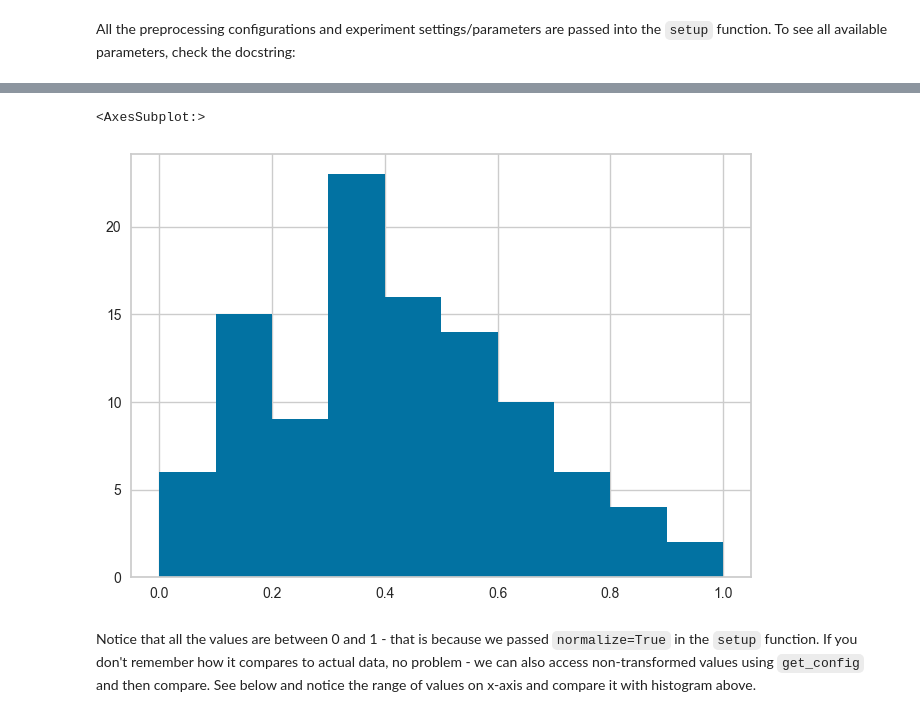
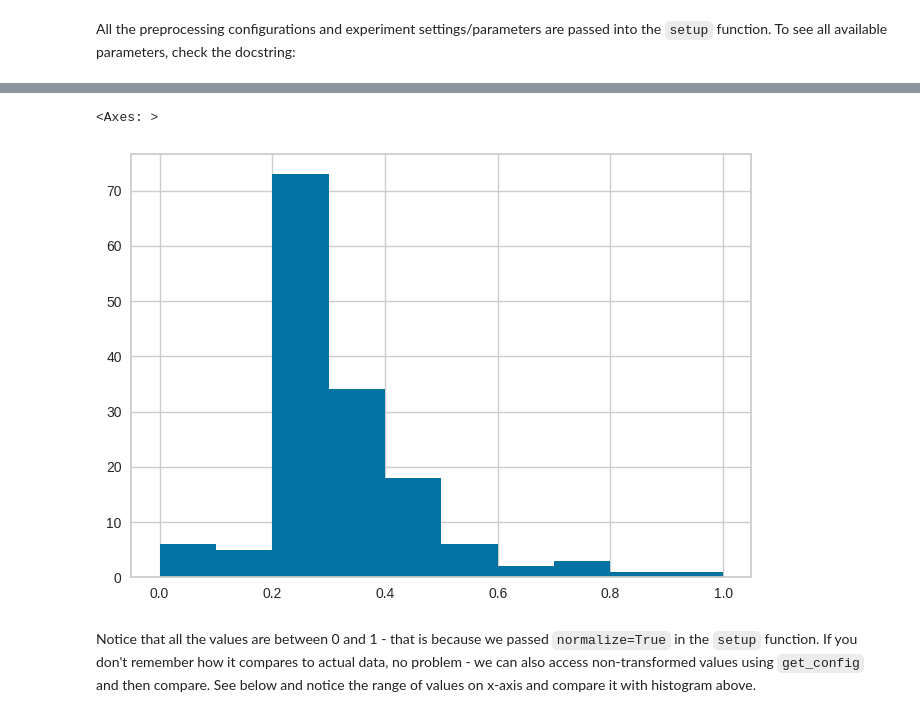
Before and after one commit to ashivashankars/CMPE255_Assignments, a Jupyter notebook: tutorials/Tutorial - Multiclass Classification.ipynb, the cells around one changed output, grey strips where cells are left out. Drawn from its saved outputs; the diff is of its cells as text; code cells hidden in the pictures.

```diff
--- a/tutorials/Tutorial - Multiclass Classification.ipynb
+++ b/tutorials/Tutorial - Multiclass Classification.ipynb
@@ -464,9 +678,9 @@ s = setup(data, target = 'species', session_id = 123,
 # %%
 # lets check the X_train_transformed to see effect of params passed
-get_config('X_train_transformed')['sepal_length'].hist()
+get_config('X_train_transformed')['RI'].hist()
 # %% [output]
-<AxesSubplot:>
+<Axes: >
-[figure, old version]
+[figure, new version]
 # %% [markdown]
 Notice that all the values are between 0 and 1 - that is because we passed `normalize=True` in the `setup` function. If you don't remember how it compares to actual data, no problem - we can also access non-transformed values using `get_config` and then compare. See below and notice the range of values on x-axis and compare it with histogram above.
 # %%
```
Also changed, not shown: parts of 98 cells of this notebook.
